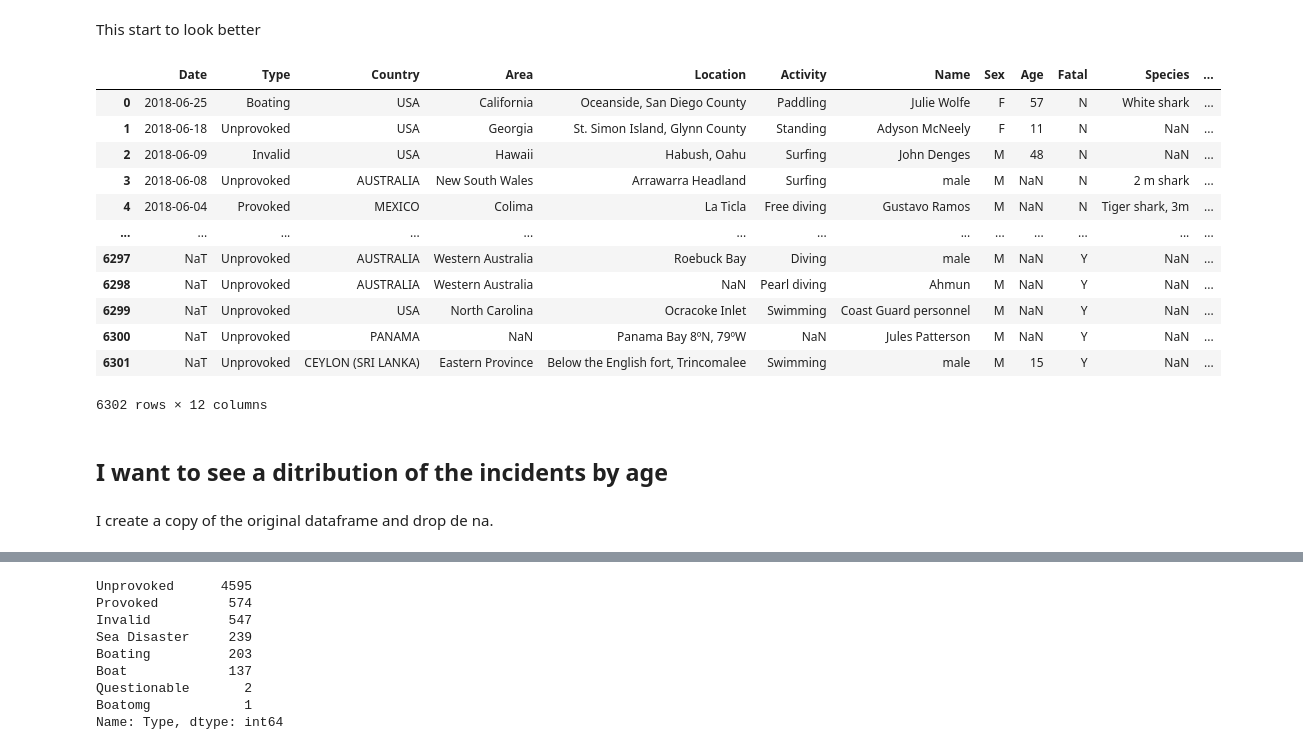
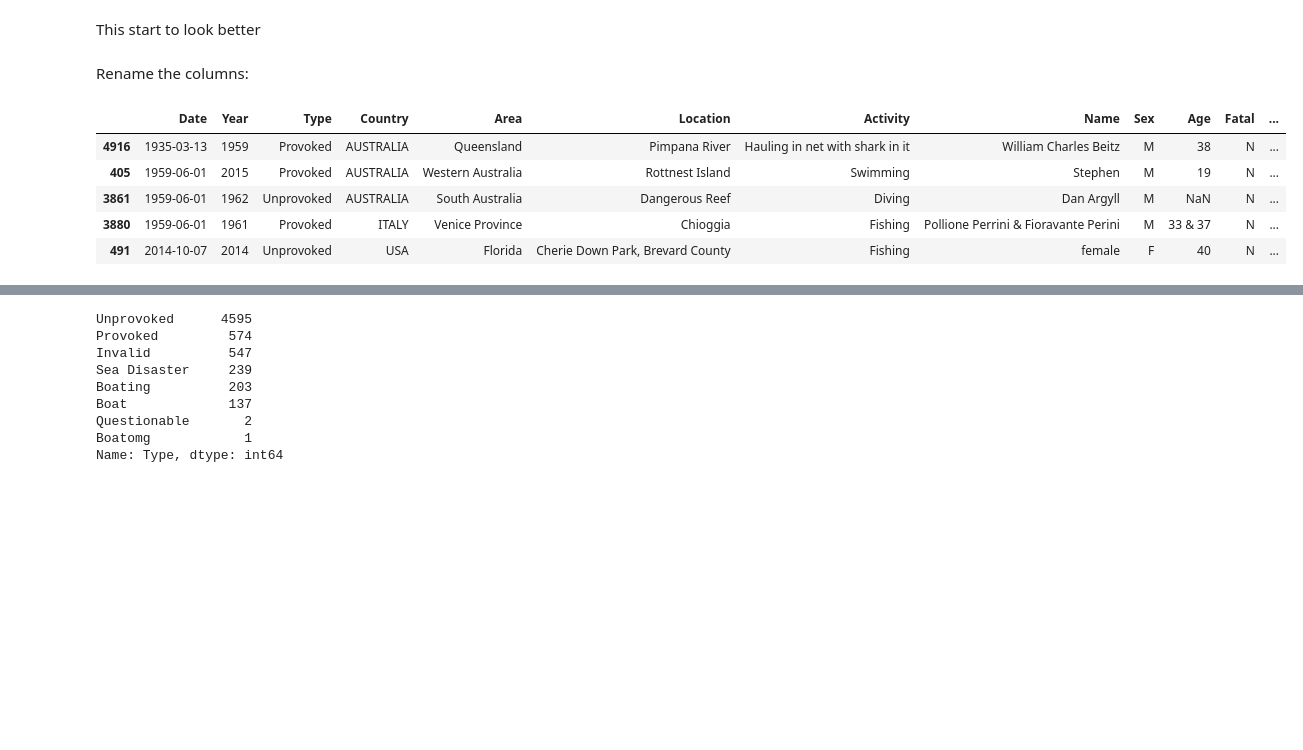
Before and after one commit to 4tolon/TheSharkProject, a Jupyter notebook: EdaShark.ipynb, the cells around one changed output, grey strips where cells are left out. Drawn from its saved outputs; the diff is of its cells as text; code cells hidden in the pictures; blank space fills up the shorter version.

```diff
--- a/EdaShark.ipynb
+++ b/EdaShark.ipynb
@@ -152,0 +170,2 @@ dtype: int64
+# %%
+data.Year = data.Year.fillna(999)
@@ -152,0 +174,2 @@ dtype: int64
+# %%
+data.Year = data.Year.apply(lambda year: int(year))
@@ -152,0 +178,2 @@ dtype: int64
+# %%
+data.Year = data.Year.apply(lambda year: 1959 if year<1960 else year)
@@ -152,0 +191,2 @@ dtype: int64
+# %%
+data.Date = data.Date.fillna('1-Jun-1959')
@@ -158,25 +200,16 @@ msno.matrix(data, figsize = (30,10), color=(0.3, 0.5, 1.0))
 # %% [markdown]
 This start to look better
+# %% [markdown]
+Rename the columns:
 # %%
 col_names = list(data.columns)
 col_dic = {'Sex ':'Sex', 'Fatal (Y/N)': 'Fatal', 'Species ' : 'Species', 'Investigator or Source': 'Source'}
 data.rename(columns=col_dic, copy=False, inplace = True)
-data
+data.sample(5)
 # %% [output]
-|  | Date | Type | Country | Area | Location | Activity | Name | Sex | Age | Fatal | Species | ... |
-| 0 | 2018-06-25 | Boating | USA | California | Oceanside, San Diego County | Paddling | Julie Wolfe | F | 57 | N | White shark | ... |
-| 1 | 2018-06-18 | Unprovoked | USA | Georgia | St. Simon Island, Glynn County | Standing | Adyson McNeely | F | 11 | N | NaN | ... |
-| 2 | 2018-06-09 | Invalid | USA | Hawaii | Habush, Oahu | Surfing | John Denges | M | 48 | N | NaN | ... |
-| 3 | 2018-06-08 | Unprovoked | AUSTRALIA | New South Wales | Arrawarra Headland | Surfing | male | M | NaN | N | 2 m shark | ... |
-| 4 | 2018-06-04 | Provoked | MEXICO | Colima | La Ticla | Free diving | Gustavo Ramos | M | NaN | N | Tiger shark, 3m | ... |
-| ... | ... | ... | ... | ... | ... | ... | ... | ... | ... | ... | ... | ... |
-| 6297 | NaT | Unprovoked | AUSTRALIA | Western Australia | Roebuck Bay | Diving | male | M | NaN | Y | NaN | ... |
-| 6298 | NaT | Unprovoked | AUSTRALIA | Western Australia | NaN | Pearl diving | Ahmun | M | NaN | Y | NaN | ... |
-| 6299 | NaT | Unprovoked | USA | North Carolina | Ocracoke Inlet | Swimming | Coast Guard personnel | M | NaN | Y | NaN | ... |
-| 6300 | NaT | Unprovoked | PANAMA | NaN | Panama Bay 8ºN, 79ºW | NaN | Jules Patterson | M | NaN | Y | NaN | ... |
-| 6301 | NaT | Unprovoked | CEYLON (SRI LANKA) | Eastern Province | Below the English fort, Trincomalee | Swimming | male | M | 15 | Y | NaN | ... |
+|  | Date | Year | Type | Country | Area | Location | Activity | Name | Sex | Age | Fatal | ... |
+| 4916 | 1935-03-13 | 1959 | Provoked | AUSTRALIA | Queensland | Pimpana River | Hauling in net with shark in it | William Charles Beitz | M | 38 | N | ... |
+| 405 | 1959-06-01 | 2015 | Provoked | AUSTRALIA | Western Australia | Rottnest Island | Swimming | Stephen | M | 19 | N | ... |
+| 3861 | 1959-06-01 | 1962 | Unprovoked | AUSTRALIA | South Australia | Dangerous Reef | Diving | Dan Argyll | M | NaN | N | ... |
+| 3880 | 1959-06-01 | 1961 | Provoked | ITALY | Venice Province | Chioggia | Fishing | Pollione Perrini & Fioravante Perini | M | 33 & 37 | N | ... |
+| 491 | 2014-10-07 | 2014 | Unprovoked | USA | Florida | Cherie Down Park, Brevard County | Fishing | female | F | 40 | N | ... |
-6302 rows × 12 columns
-# %% [markdown]
-## I want to see a ditribution of the incidents by age
-# %% [markdown]
-I create a copy of the original dataframe and drop de na.
```
Also changed, not shown: parts of 88 cells of this notebook, 33 other files.
